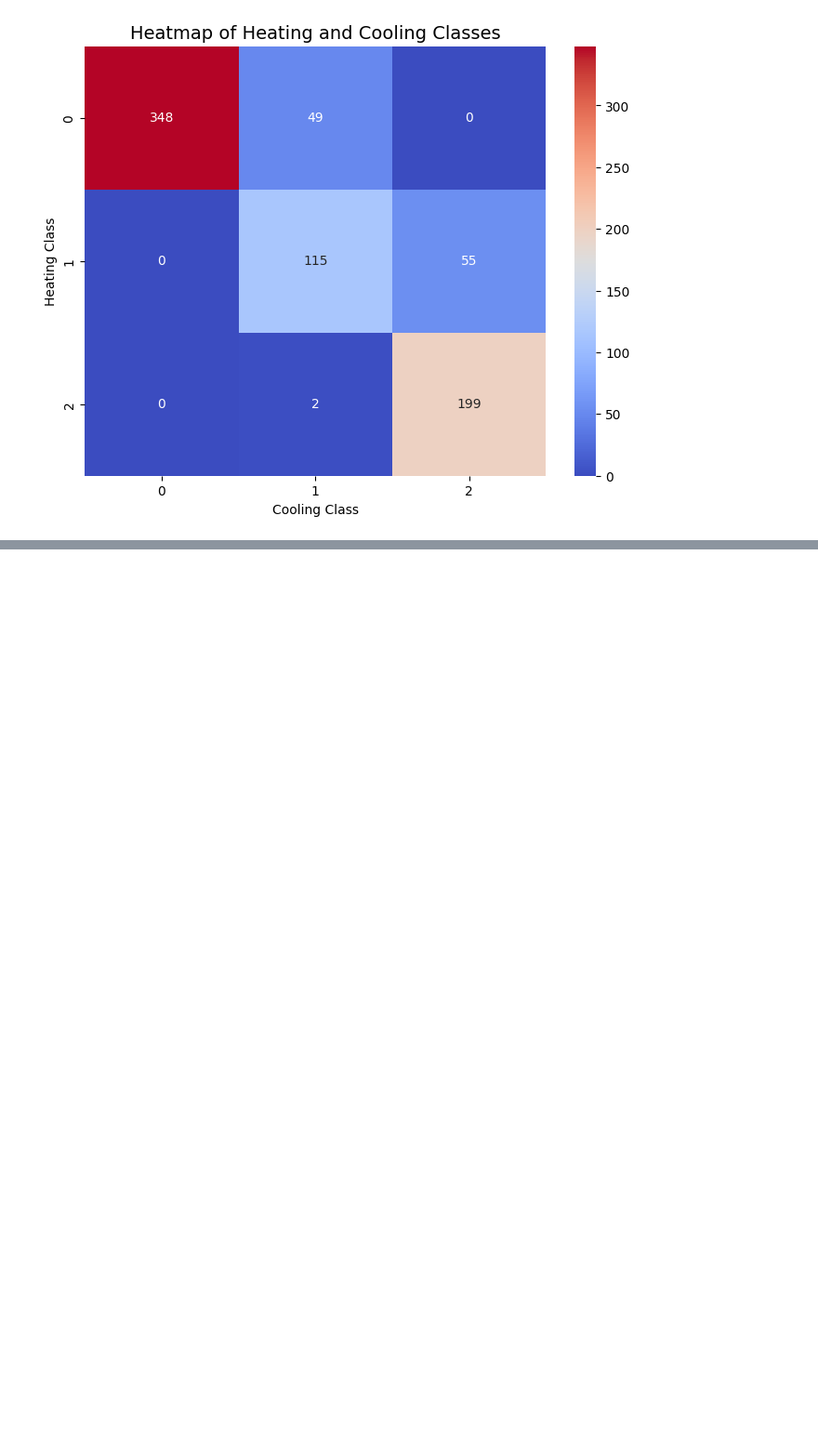
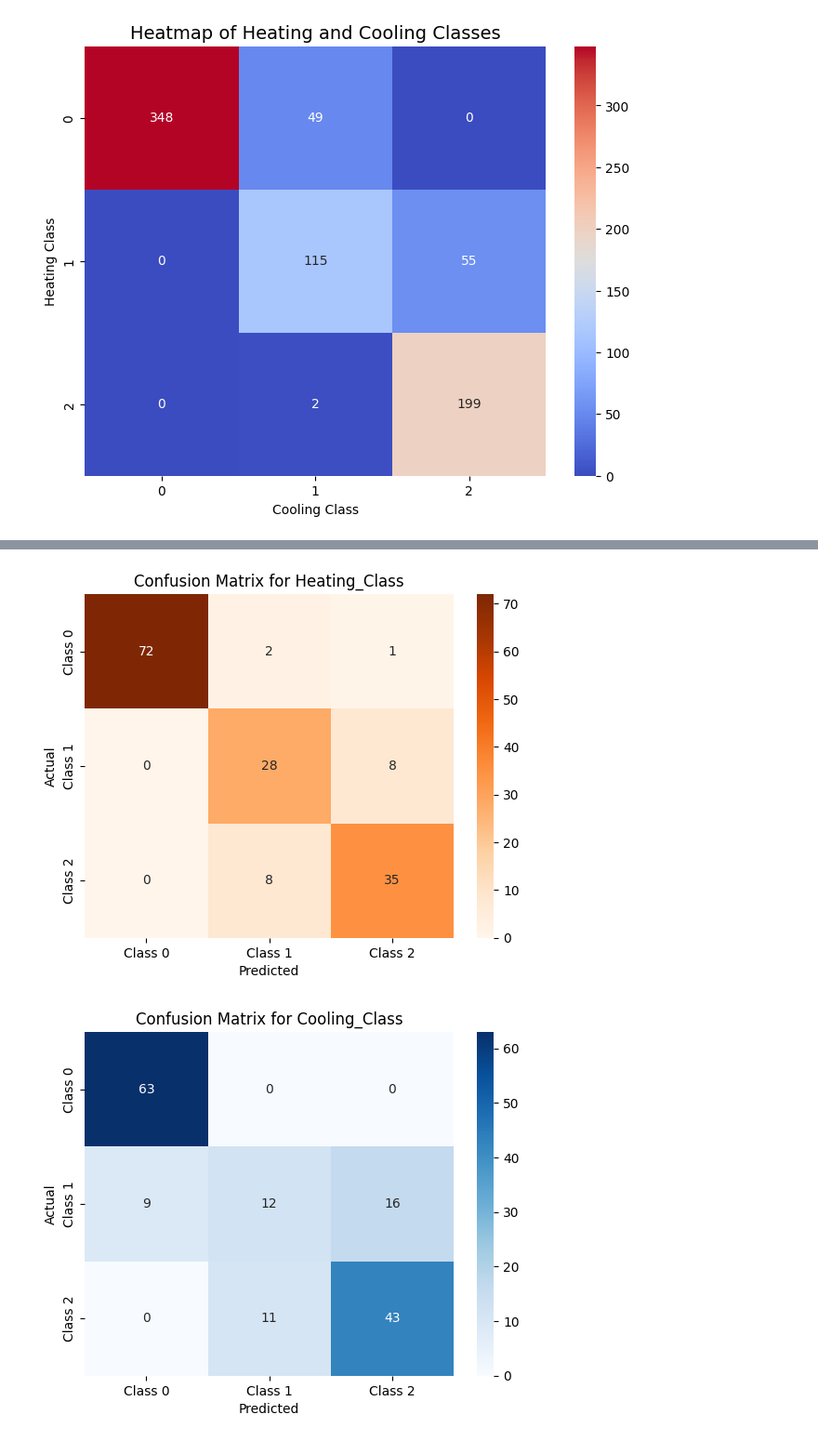
Before and after one commit to ameygawade/DataScience-Kaggle-Energy-efficiency-classification, a Jupyter notebook: multi-ouput-classification-energy-efficiency.ipynb, the cells around one changed output, grey strips where cells are left out. Shown at 93% size. Drawn from its saved outputs; the diff is of its cells as text; code cells hidden in the pictures; blank space fills up the shorter version.

Commit message:
Kaggle Notebook | Multi-ouput_classification-Energy_efficiency | Version 3

```diff
--- a/multi-ouput-classification-energy-efficiency.ipynb
+++ b/multi-ouput-classification-energy-efficiency.ipynb
@@ -419,0 +569,8 @@ plt.show()
+# %%
+# Scale features
+
+scaler = StandardScaler()
+
+X_train = scaler.fit_transform(X_train)
+
+X_test = scaler.transform(X_test)
@@ -419,0 +581,11 @@ plt.show()
+# %%
+from sklearn.svm import SVC
+
+# Initialize the SVM model
+svm = SVC()
+
+# Wrap SVM in MultiOutputClassifier
+
+multi_output_model = MultiOutputClassifier(svm)
+
+multi_output_model.fit(X_train, y_train)
@@ -419,0 +659,41 @@ plt.show()
+# %%
+from sklearn.metrics import confusion_matrix
+
+import seaborn as sns
+
+import matplotlib.pyplot as plt
+
+
+
+# Plot confusion matrix for Heating_Class
+
+cm_heating = confusion_matrix(y_test['Heating_Class'], y_pred[:, 0])
+
+sns.heatmap(cm_heating, annot=True, fmt="d", cmap="Oranges", xticklabels=['Class 0', 'Class 1', 'Class 2'], yticklabels=['Class 0', 'Class 1', 'Class 2'])
+
+plt.title("Confusion Matrix for Heating_Class")
+
+plt.xlabel("Predicted")
+
+plt.ylabel("Actual")
+
+plt.show()
+
+
+
+# Plot confusion matrix for Cooling_Class
+
+cm_cooling = confusion_matrix(y_test['Cooling_Class'], y_pred[:, 1])
+
+sns.heatmap(cm_cooling, annot=True, fmt="d", cmap="Blues", xticklabels=['Class 0', 'Class 1', 'Class 2'], yticklabels=['Class 0', 'Class 1', 'Class 2'])
+
+plt.title("Confusion Matrix for Cooling_Class")
+
+plt.xlabel("Predicted")
+
+plt.ylabel("Actual")
+
+plt.show()
+# %% [output]
+[figure, added]
+[figure, added]
```
Also changed, not shown: parts of 27 cells of this notebook.
